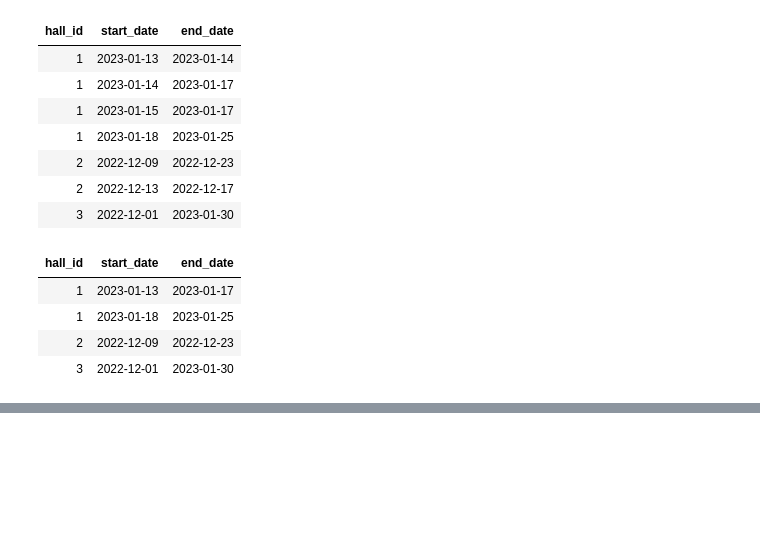
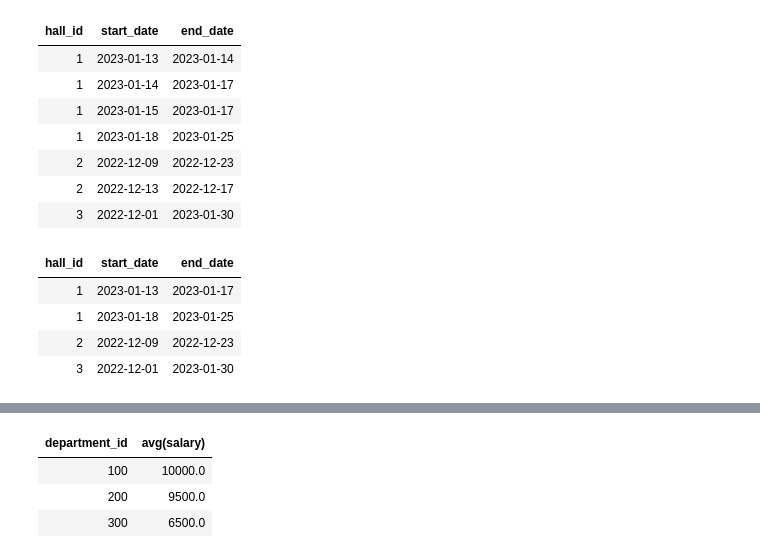
Before and after one commit to Rupam-1/SQL-Pyspark-practise_youtube, a Jupyter notebook: 07. PYSPARK - Part4.ipynb, the cells around one changed output, grey strips where cells are left out. Cells and saved outputs as stored; diff of their text form; code cells hidden in the pictures; blank space fills up the shorter version.

```diff
--- a/07. PYSPARK - Part4.ipynb
+++ b/07. PYSPARK - Part4.ipynb
@@ -350,0 +392,10 @@ df.display()
+# %%
+from pyspark.sql.functions import *
+
+df = emp_df.groupBy("department_id").agg(avg("salary")).alias("avg_dept_salary")
+df.display()
+# %% [output]
+| department_id | avg(salary) |
+| 100 | 10000.0 |
+| 200 | 9500.0 |
+| 300 | 6500.0 |
```
Also changed, not shown: parts of 2 cells of this notebook, 1 other file.
